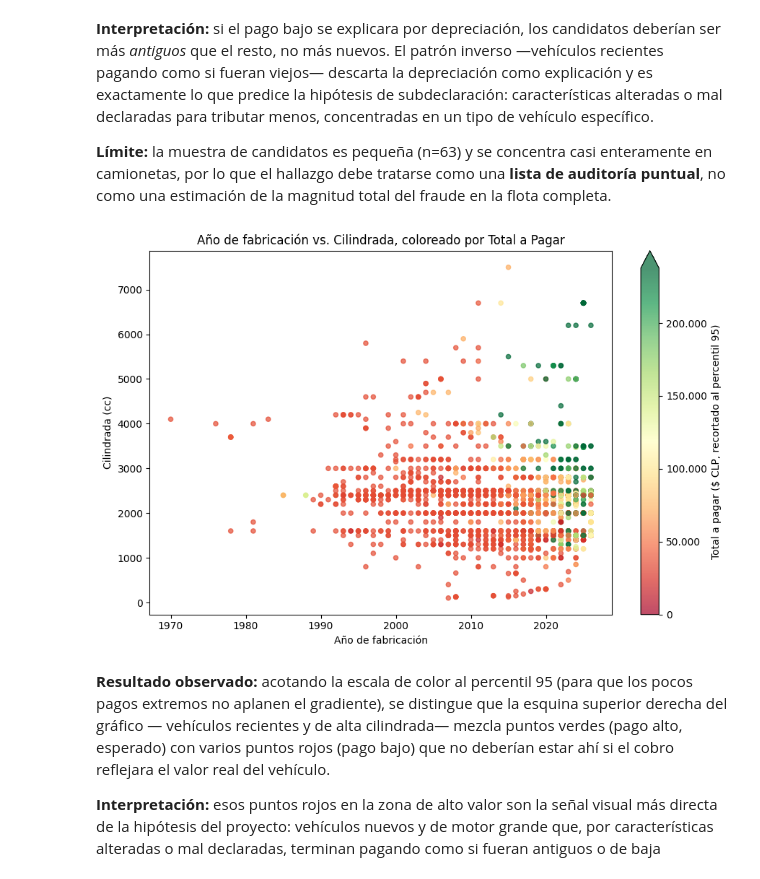
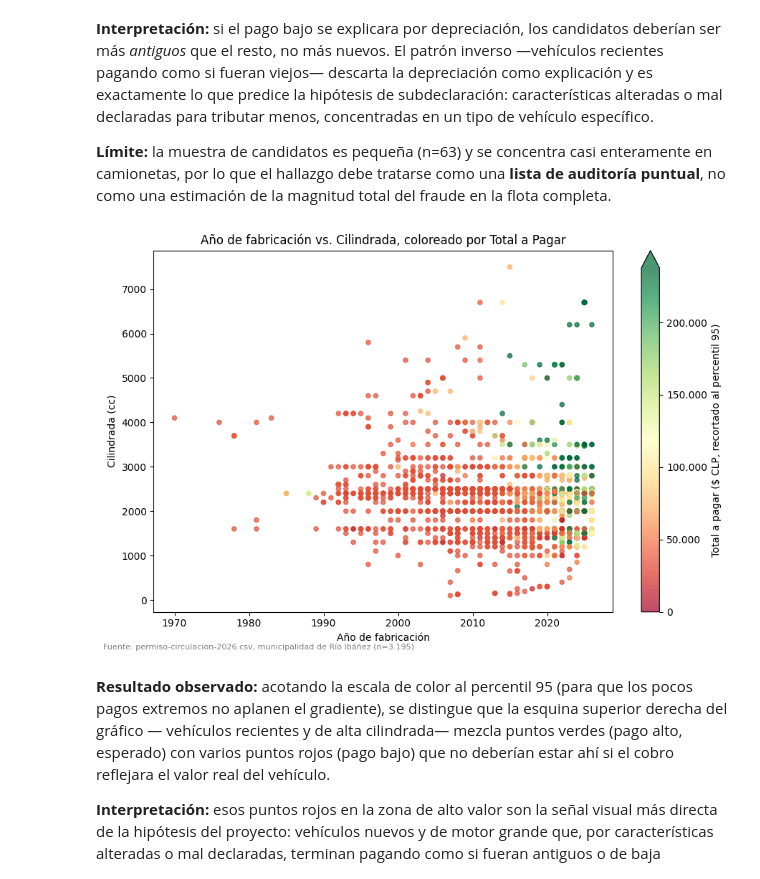
Before and after one commit to hwsaez-code/unab-magister-pro-ciencia-datos-MCDI500, a Jupyter notebook: notebook/Notebook_F4_CHARTS.ipynb, the cells around one changed output. Drawn from its saved outputs; the diff is of its cells as text; code cells hidden in the pictures.

Commit message:
fix: agregar fuente del dato a las visualizaciones de la sección 6

```diff
--- a/notebook/Notebook_F4_CHARTS.ipynb
+++ b/notebook/Notebook_F4_CHARTS.ipynb
@@ -1315,22 +1338,23 @@ de la magnitud total del fraude en la flota completa.
 # %%
 # vmax acotado al percentil 95 para que la escala de color no la dominen los pocos
 # pagos extremos (hasta $1.7M) y se distinga el patron en el grueso de los datos.
 vmax = df_crudo['total_a_pagar'].quantile(0.95)
 
 fig, ax = plt.subplots(figsize=(9, 6))
 sc = ax.scatter(df_crudo['ano_fabricacion'], df_crudo['cilindrada'],
                  c=df_crudo['total_a_pagar'], cmap='RdYlGn', vmin=0, vmax=vmax,
                  s=20, alpha=0.7)
 cbar = fig.colorbar(sc, ax=ax, extend='max')
 cbar.ax.yaxis.set_major_formatter(FuncFormatter(lambda x, _: formato_clp(x)))
 cbar.set_label('Total a pagar ($ CLP, recortado al percentil 95)')
 ax.set_xlabel('Año de fabricación')
 ax.set_ylabel('Cilindrada (cc)')
 ax.set_title('Año de fabricación vs. Cilindrada, coloreado por Total a Pagar')
+fig.text(0.01, 0.01, "Fuente: permiso-circulacion-2026.csv, municipalidad de Río Ibáñez (n=3.195)", fontsize=8, color="gray")
 plt.tight_layout()
 plt.show()
 # %% [output]
-[figure, old version]
+[figure, new version]
 # %% [markdown]
 **Resultado observado:** acotando la escala de color al percentil 95 (para que los pocos pagos
 extremos no aplanen el gradiente), se distingue que la esquina superior derecha del gráfico —
```
Also changed, not shown: parts of 17 cells of this notebook.
